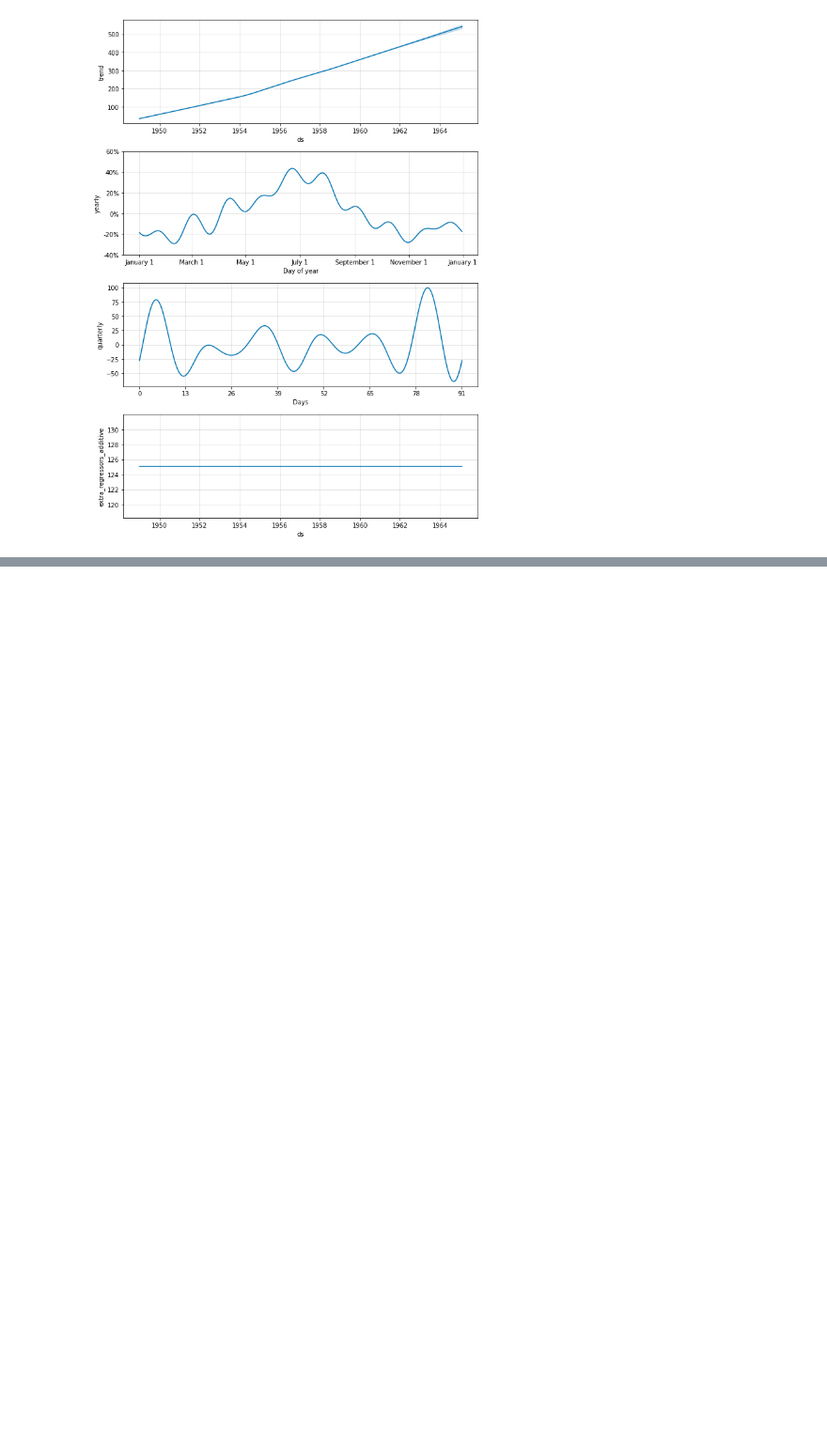
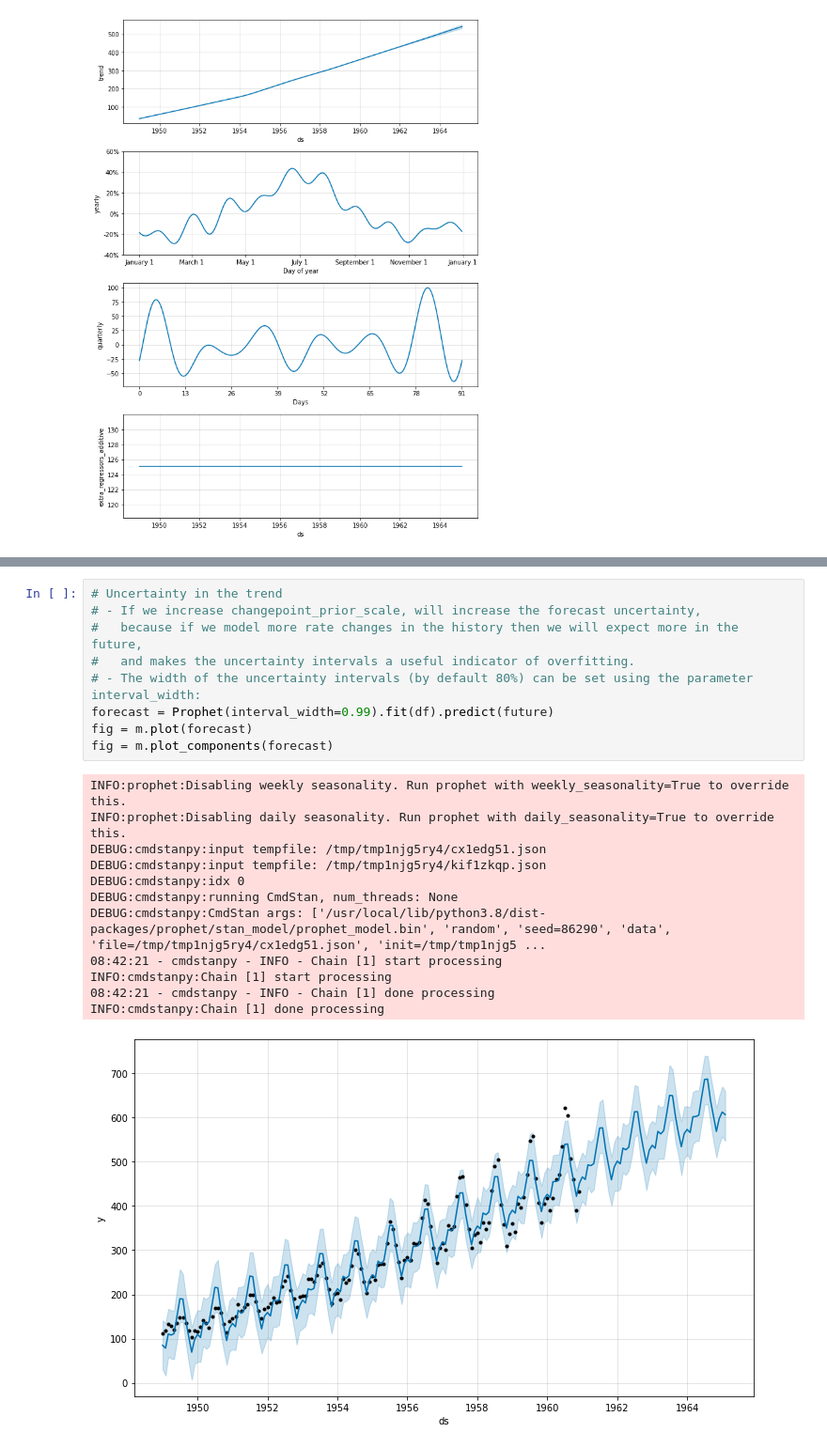
Before and after one commit to carlosmirandadurand/Experiments, a Jupyter notebook: Prophet_Experiments.ipynb, the cells around one changed output, grey strips where cells are left out. Shown at 94% size. Cells and saved outputs as stored; diff of their text form; blank space fills up the shorter version.

```diff
--- a/Prophet_Experiments.ipynb
+++ b/Prophet_Experiments.ipynb
@@ -726,0 +759,22 @@ INFO:cmdstanpy:Chain [1] done processing
+# %%
+# Uncertainty in the trend
+# - If we increase changepoint_prior_scale, will increase the forecast uncertainty,
+#   because if we model more rate changes in the history then we will expect more in the future,
+#   and makes the uncertainty intervals a useful indicator of overfitting.
+# - The width of the uncertainty intervals (by default 80%) can be set using the parameter interval_width:
+forecast = Prophet(interval_width=0.99).fit(df).predict(future)
+fig = m.plot(forecast)
+fig = m.plot_components(forecast)
+# %% [output]
+INFO:prophet:Disabling weekly seasonality. Run prophet with weekly_seasonality=True to override this.
+INFO:prophet:Disabling daily seasonality. Run prophet with daily_seasonality=True to override this.
+DEBUG:cmdstanpy:input tempfile: /tmp/tmp1njg5ry4/cx1edg51.json
+DEBUG:cmdstanpy:input tempfile: /tmp/tmp1njg5ry4/kif1zkqp.json
+DEBUG:cmdstanpy:idx 0
+DEBUG:cmdstanpy:running CmdStan, num_threads: None
+DEBUG:cmdstanpy:CmdStan args: ['/usr/local/lib/python3.8/dist-packages/prophet/stan_model/prophet_model.bin', 'random', 'seed=86290', 'data', 'file=/tmp/tmp1njg5ry4/cx1edg51.json', 'init=/tmp/tmp1njg5 ...
+08:42:21 - cmdstanpy - INFO - Chain [1] start processing
+INFO:cmdstanpy:Chain [1] start processing
+08:42:21 - cmdstanpy - INFO - Chain [1] done processing
+INFO:cmdstanpy:Chain [1] done processing
+[figure, added]
```
Also changed, not shown: parts of 6 cells of this notebook.
